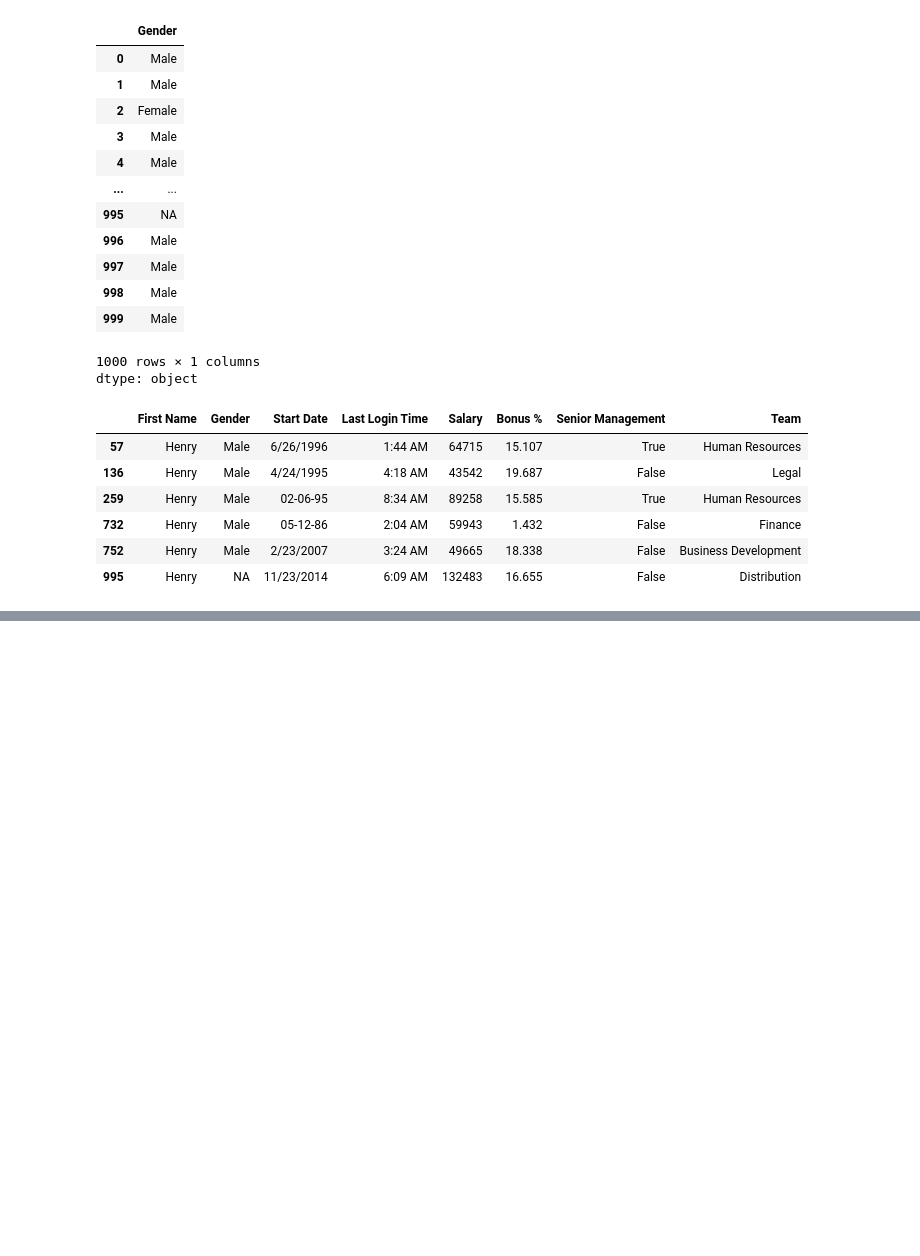
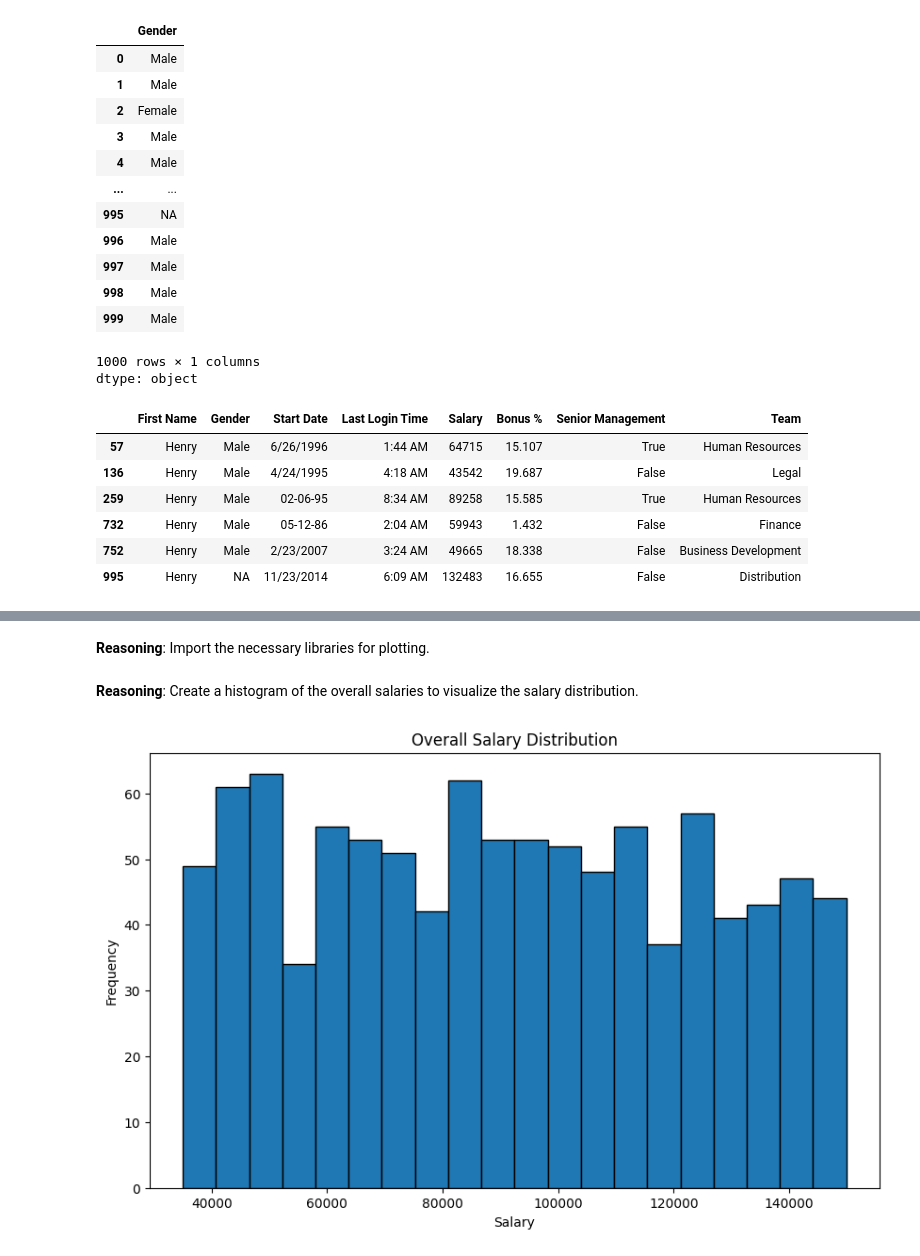
Before and after one commit to Grace-1420/Employees.py, a Jupyter notebook: Employees.ipynb, the cells around one changed output, grey strips where cells are left out. Drawn from its saved outputs; the diff is of its cells as text; code cells hidden in the pictures; blank space fills up the shorter version.

```diff
--- a/Employees.ipynb
+++ b/Employees.ipynb
@@ -124,0 +229,17 @@ df[df['First Name'] == 'Henry']
+# %%
+df = pd.read_csv('employees2.csv.csv')
+
+df['Start Date'] = pd.to_datetime(df['Start Date'], errors='coerce')
+df['Last Login Time'] = pd.to_datetime(df['Last Login Time'], errors='coerce').dt.time
+
+df = df.astype({
+    'First Name': 'str',
+    'Gender': 'str',
+    'Salary': 'float',
+    'Bonus %': 'float',
+    'Senior Management': 'str',
+    'Team': 'str'
+})
+
+salary_stats_by_gender = df.groupby('Gender')['Salary'].agg(['mean', 'median', 'min', 'std'])
+display(salary_stats_by_gender)
@@ -124,0 +296,3 @@ df[df['First Name'] == 'Henry']
+# %% [markdown]
+**Reasoning**:
+Import the necessary libraries for plotting.
@@ -124,0 +302,12 @@ df[df['First Name'] == 'Henry']
+# %% [markdown]
+**Reasoning**:
+Create a histogram of the overall salaries to visualize the salary distribution.
+# %%
+plt.figure(figsize=(10, 6))
+plt.hist(df['Salary'], bins=20, edgecolor='black')
+plt.title('Overall Salary Distribution')
+plt.xlabel('Salary')
+plt.ylabel('Frequency')
+plt.show()
+# %% [output]
+[figure, added]
```
Also changed, not shown: parts of 35 cells of this notebook.
